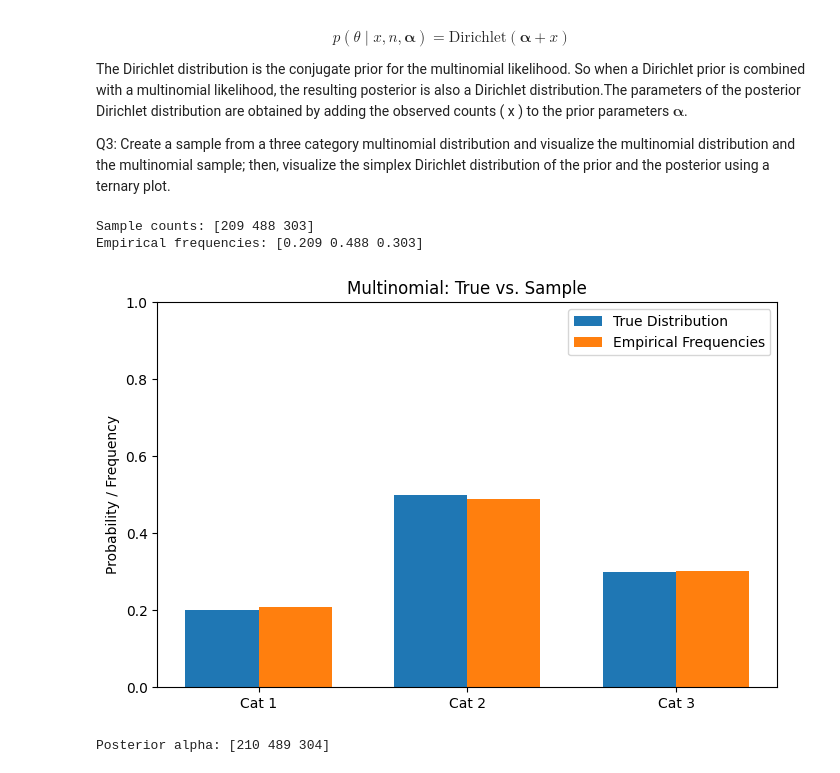
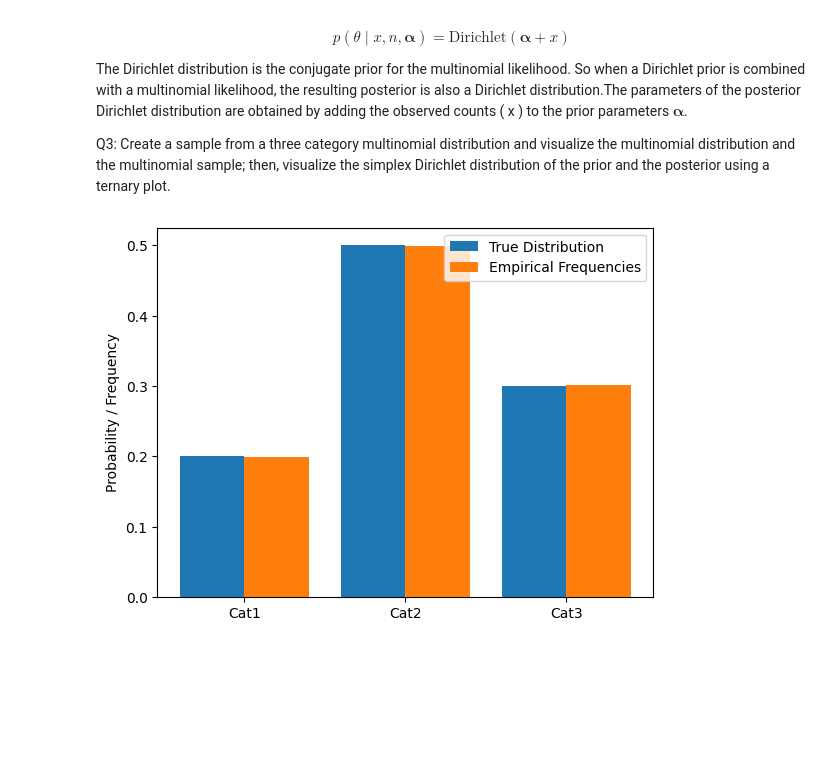
Before and after one commit to Victor1114/STA365HW, a Jupyter notebook: Bayes_00_Intro2Bayes.ipynb, the cells around one changed output. Cells and saved outputs as stored; diff of their text form; code cells hidden in the pictures; blank space fills up the shorter version.

```diff
--- a/Bayes_00_Intro2Bayes.ipynb
+++ b/Bayes_00_Intro2Bayes.ipynb
@@ -122,53 +122,28 @@ Q3: Create a sample from a three category multinomial distribution and visualize
 # %%
 import numpy as np
 import matplotlib.pyplot as plt
 from scipy.stats import multinomial, dirichlet
 import plotly.express as px
-import pandas as pd  # for creating a DataFrame to use with Plotly
+import pandas as pd
 
-# ----- 1. Setup -----
-# True probability distribution for 3 categories
-p = np.array([0.2, 0.5, 0.3])
-n = 1000  # number of trials
+# 1) Sample from a 3-category multinomial
+p = [0.2, 0.5, 0.3]
+n = 1000
+counts = multinomial.rvs(n=n, p=p)
+freqs = counts / n
 
-# ----- 2. Generate Multinomial Sample -----
-sample_counts = multinomial.rvs(n=n, p=p)
-print("Sample counts:", sample_counts)
-empirical_freqs = sample_counts / n
-print("Empirical frequencies:", empirical_freqs)
-
-# Compare true vs. empirical in a bar plot
-labels = ['Cat 1', 'Cat 2', 'Cat 3']
-x = np.arange(len(labels))
-
-plt.figure(figsize=(8,5))
-width = 0.35
-
-plt.bar(x - width/2, p, width, label='True Distribution')
-plt.bar(x + width/2, empirical_freqs, width, label='Empirical Frequencies')
-plt.xticks(x, labels)
-plt.ylim([0,1])
+# 2) Compare true distribution vs. sample
+plt.bar([0,1,2], p, width=0.4, label='True Distribution')
+plt.bar([0.4,1.4,2.4], freqs, width=0.4, label='Empirical Frequencies')
+plt.xticks([0.2,1.2,2.2], ['Cat1','Cat2','Cat3'])
 plt.ylabel("Probability / Frequency")
-plt.title("Multinomial: True vs. Sample")
 plt.legend()
 plt.show()
 
-# ----- 3. Dirichlet Prior and Posterior -----
-# Symmetric Dirichlet(1,1,1)
-alpha_prior = np.array([1, 1, 1])
-
-# Posterior after observing sample_counts
-alpha_posterior = alpha_prior + sample_counts
-print("Posterior alpha:", alpha_posterior)
-
-# ----- 4. Sample from Prior and Posterior -----
-num_samples = 1000
-samples_prior = dirichlet.rvs(alpha_prior, size=num_samples)
-samples_posterior = dirichlet.rvs(alpha_posterior, size=num_samples)
-
-# ----- 5. Ternary Plot using Plotly -----
+# 3) Dirichlet prior/posterior
+alpha_prior = np.array([1,1,1])
+alpha_posterior = alpha_prior + counts
+samples_prior = dirichlet.rvs(alpha_prior, size=1000)
+samples_posterior = dirichlet.rvs(alpha_posterior, size=1000)
 # %% [output]
-Sample counts: [209 488 303]
-Empirical frequencies: [0.209 0.488 0.303]
-[figure, old version]
+[figure, new version]
-Posterior alpha: [210 489 304]
```
Also changed, not shown: parts of 4 cells of this notebook.
